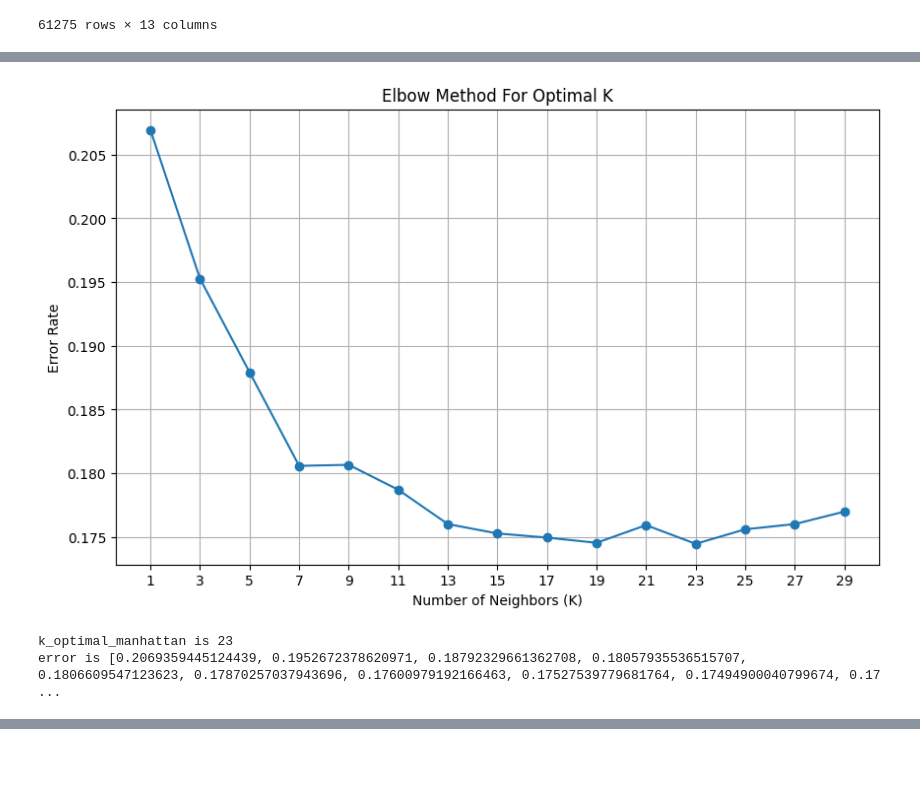
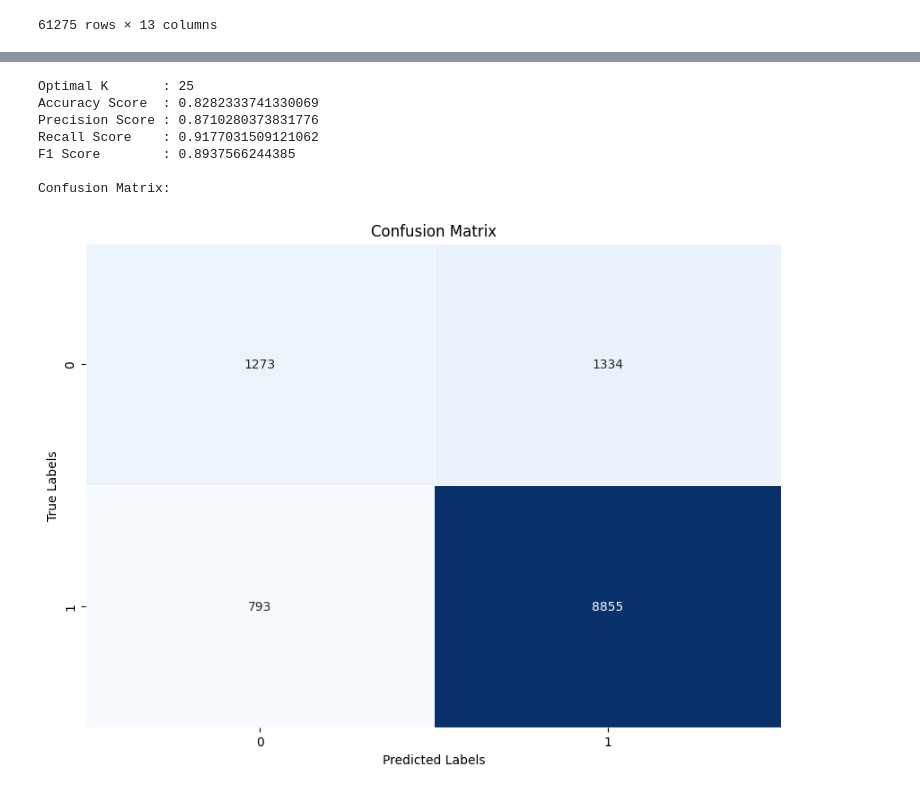
Before and after one commit to MertKilincer/Customer_Verify_Classification, a Jupyter notebook: project.ipynb, the cells around one changed output, grey strips where cells are left out. Saved outputs shown, nothing was run; the diff lists cells and outputs as text; code cells hidden in the pictures; blank space fills up the shorter version.

```diff
--- a/project.ipynb
+++ b/project.ipynb
@@ -645,8 +667,3 @@ print(f"error is {error_rate}")
-# %%
-k_optimal_manhattan ,error_rate = knn_classification(X,Y,p=1)
-print(f"k_optimal_manhattan is {k_optimal_manhattan}")
-print(f"error is {error_rate}")
-# %% [output]
-[figure, removed]
-k_optimal_manhattan is 23
-error is [0.2069359445124439, 0.1952672378620971, 0.18792329661362708, 0.18057935536515707, 0.1806609547123623, 0.17870257037943696, 0.17600979192166463, 0.17527539779681764, 0.17494900040799674, 0.17 ...
+# %%
+knn_euclidean_acc,knn_euclidean_pre,knn_euclidean_rec,knn_euclidean_f1 = knn_classification(X, Y,p=2)
+# %% [output]
@@ -652,0 +671,8 @@ error is [0.2069359445124439, 0.1952672378620971, 0.18792329661362708, 0.1805793
+Optimal K       : 25
+Accuracy Score  : 0.8282333741330069
+Precision Score : 0.8710280373831776
+Recall Score    : 0.9177031509121062
+F1 Score        : 0.8937566244385
+
+Confusion Matrix:
+[figure, added]
```
Also changed, not shown: parts of 12 cells of this notebook.
